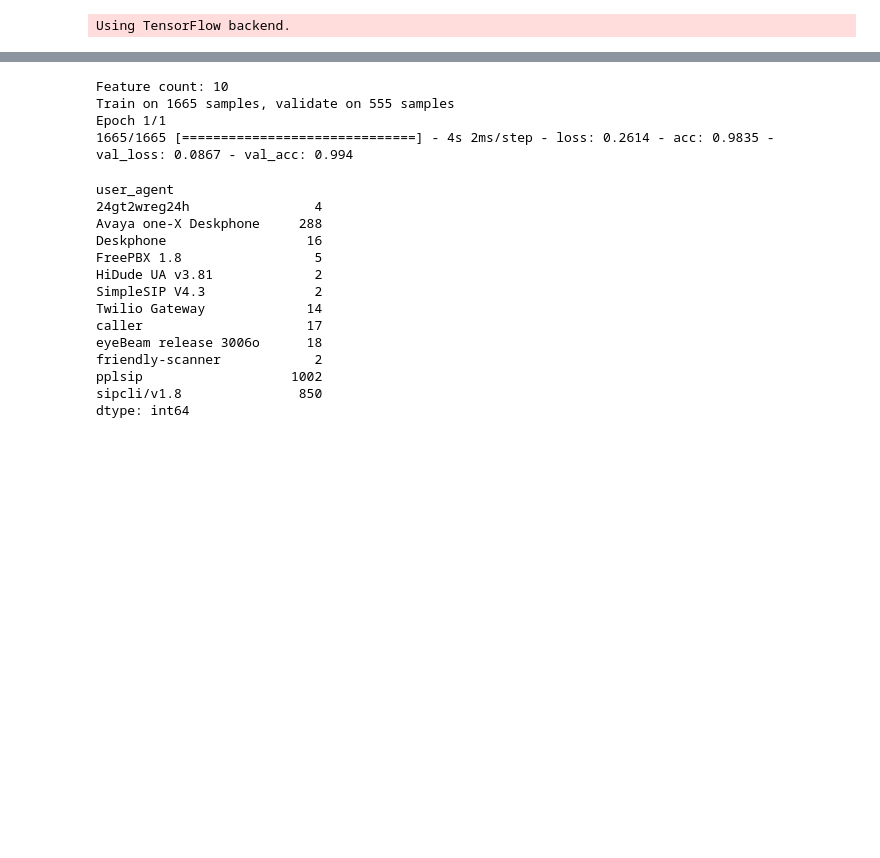
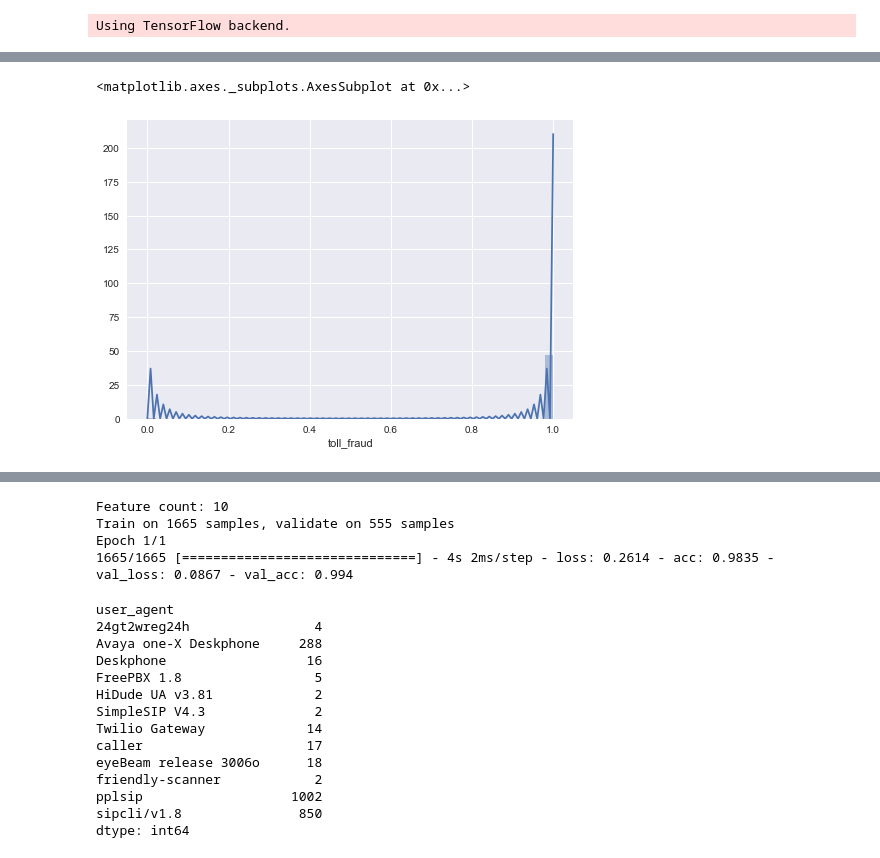
Before and after one commit to spicyramen/honeypot, a Jupyter notebook: honeypot_analyzer/threat_analyzer/notebooks/honeypot_v3.ipynb, the cells around one changed output, grey strips where cells are left out. Saved outputs shown, nothing was run; the diff lists cells and outputs as text; code cells hidden in the pictures; blank space fills up the shorter version.

```diff
--- a/honeypot_analyzer/threat_analyzer/notebooks/honeypot_v3.ipynb
+++ b/honeypot_analyzer/threat_analyzer/notebooks/honeypot_v3.ipynb
@@ -69,3 +69,5 @@ def save_model(model):
     # serialize weights to HDF5
     model.save_weights(MODEL_WEIGHTS)
     print("Saved model to disk")
+# %%
+dataset = pd.read_csv('%s' % ('../data/honeypot_dataset.csv'))
@@ -71,0 +99,11 @@ def save_model(model):
+# %%
+import seaborn as sns
+sns.set(color_codes=True)
+# %%
+dataset['is_scanner'] = 0  # Initialize to no/0 is scanner.
+dataset['is_scanner'].loc[dataset[_USER_AGENT].isin(SIP_SCANNERS)] = 1  # The rest are 0.
+# %%
+sns.distplot(dataset['toll_fraud'])
+# %% [output]
+<matplotlib.axes._subplots.AxesSubplot at 0x...>
+[figure, added]
```
Also changed, not shown: parts of 4 cells of this notebook, 2 other files.
